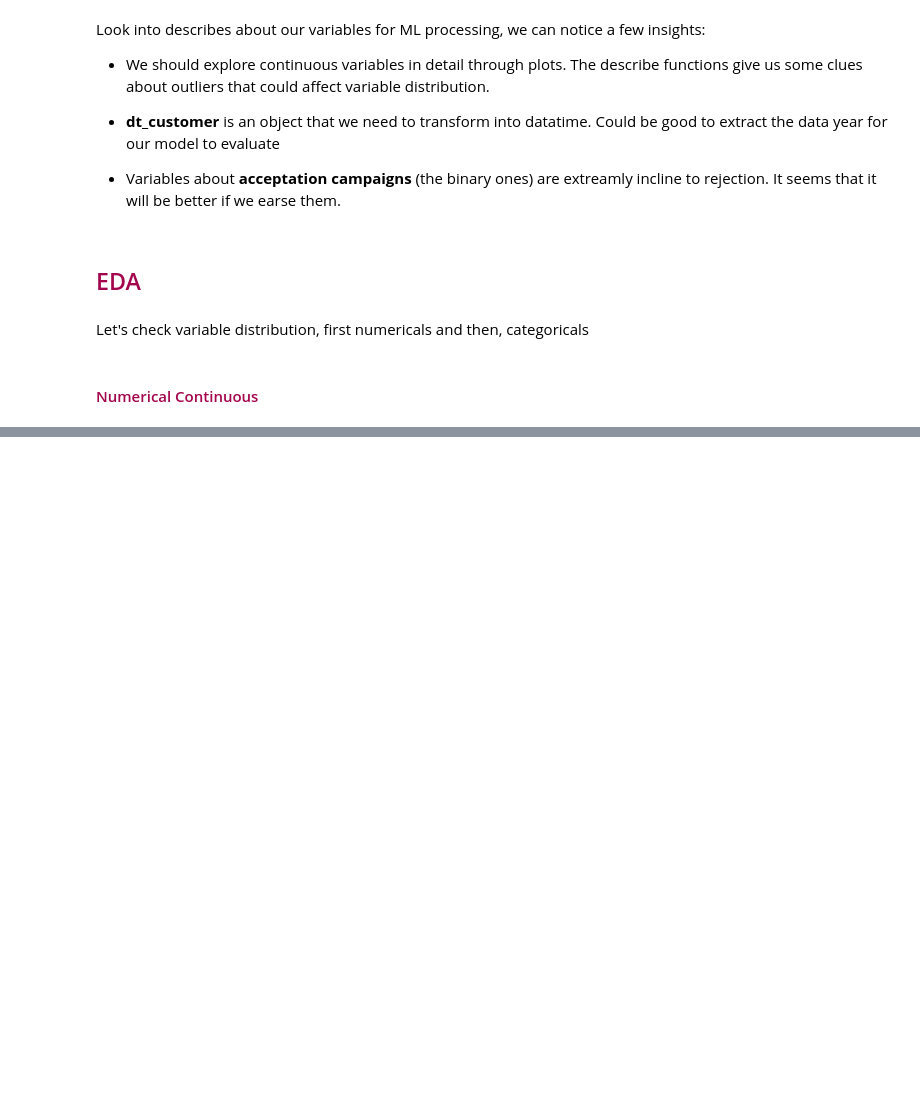
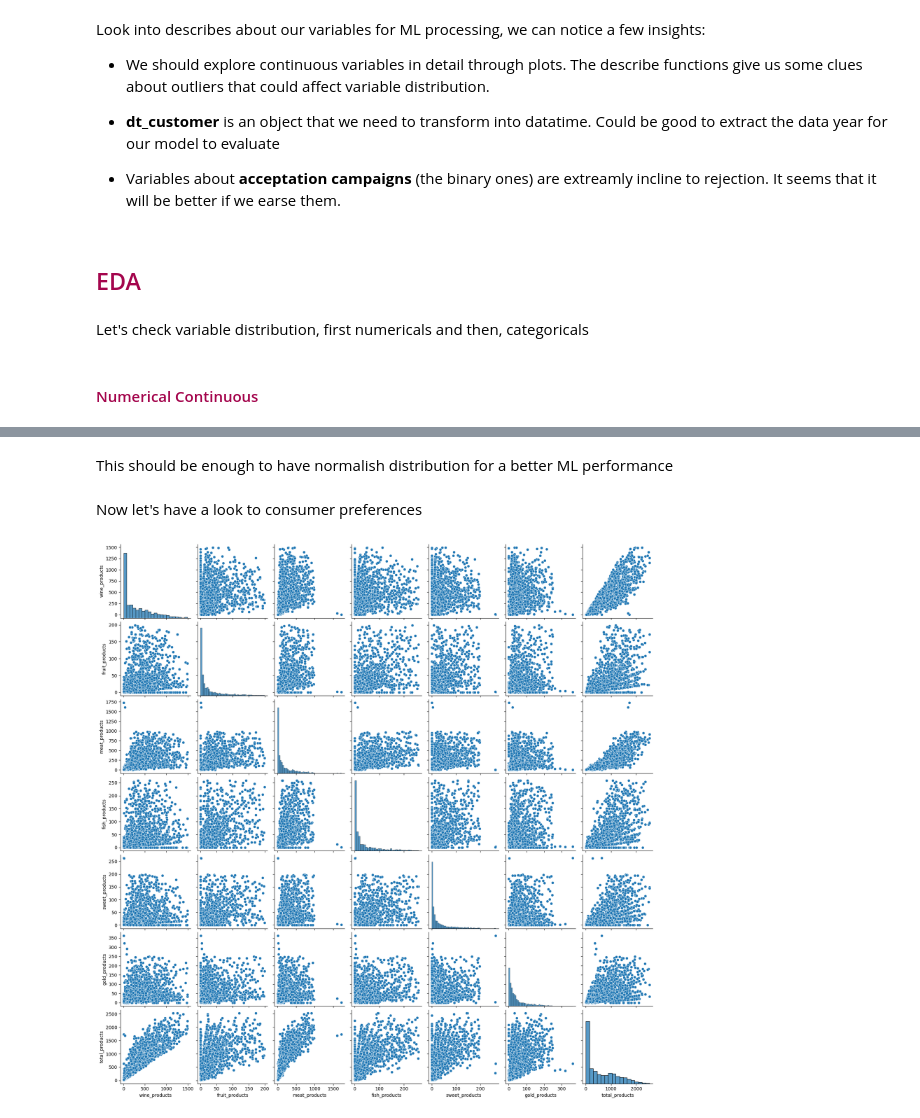
Before and after one commit to TonioDominguez/Marketing_Analysis_Clustering_Clients, a Jupyter notebook: preprocessing.ipynb, the cells around one changed output, grey strips where cells are left out. Cells and saved outputs as stored; diff of their text form; code cells hidden in the pictures; blank space fills up the shorter version.

```diff
--- a/preprocessing.ipynb
+++ b/preprocessing.ipynb
@@ -194,0 +242,10 @@ pairplotter(num_var[['age', 'income', 'childrenhome', 'recency']], hue=None, siz
+# %% [markdown]
+This should be enough to have normalish distribution for a better ML performance
+# %% [markdown]
+Now let's have a look to consumer preferences
+# %%
+# Select specific variables from num_var related with consumer preferences
+
+pairplotter(df[['wine_products', 'fruit_products', 'meat_products', 'fish_products', 'sweet_products', 'gold_products', 'total_products']], hue=None, size=2.5)
+# %% [output]
+[figure, added]
```
Also changed, not shown: parts of 23 cells of this notebook.
